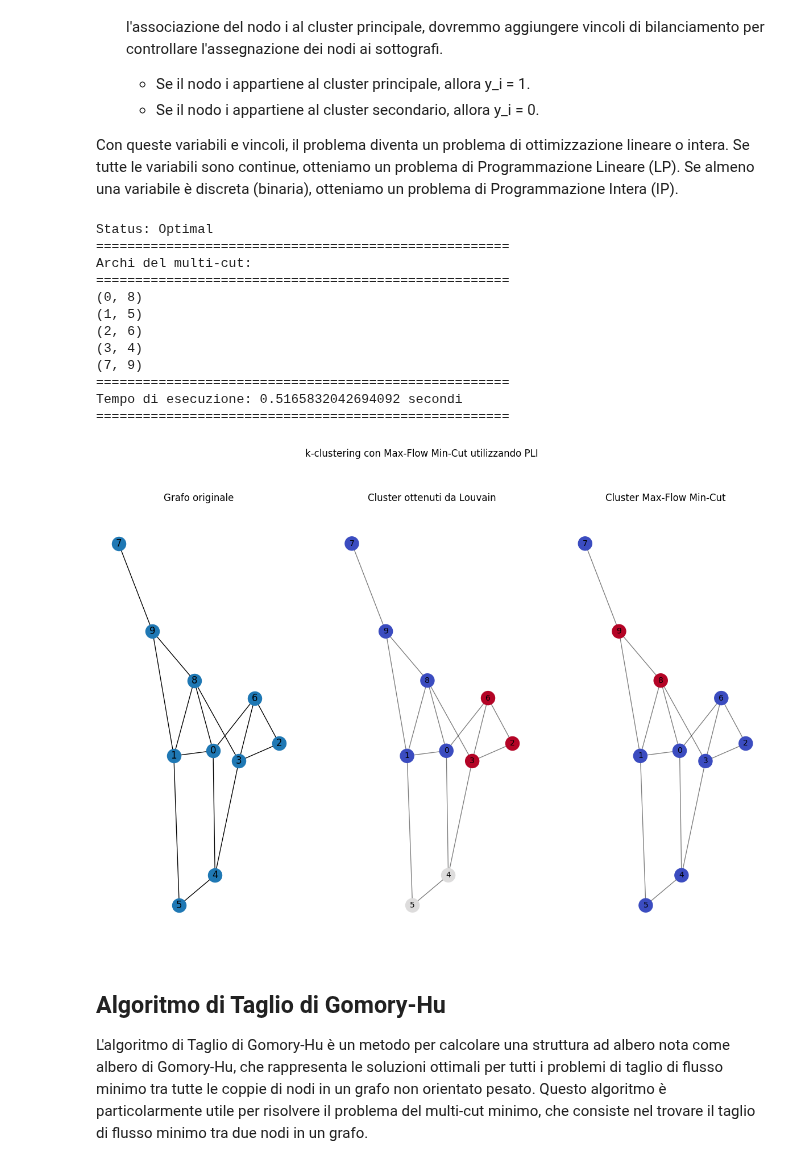
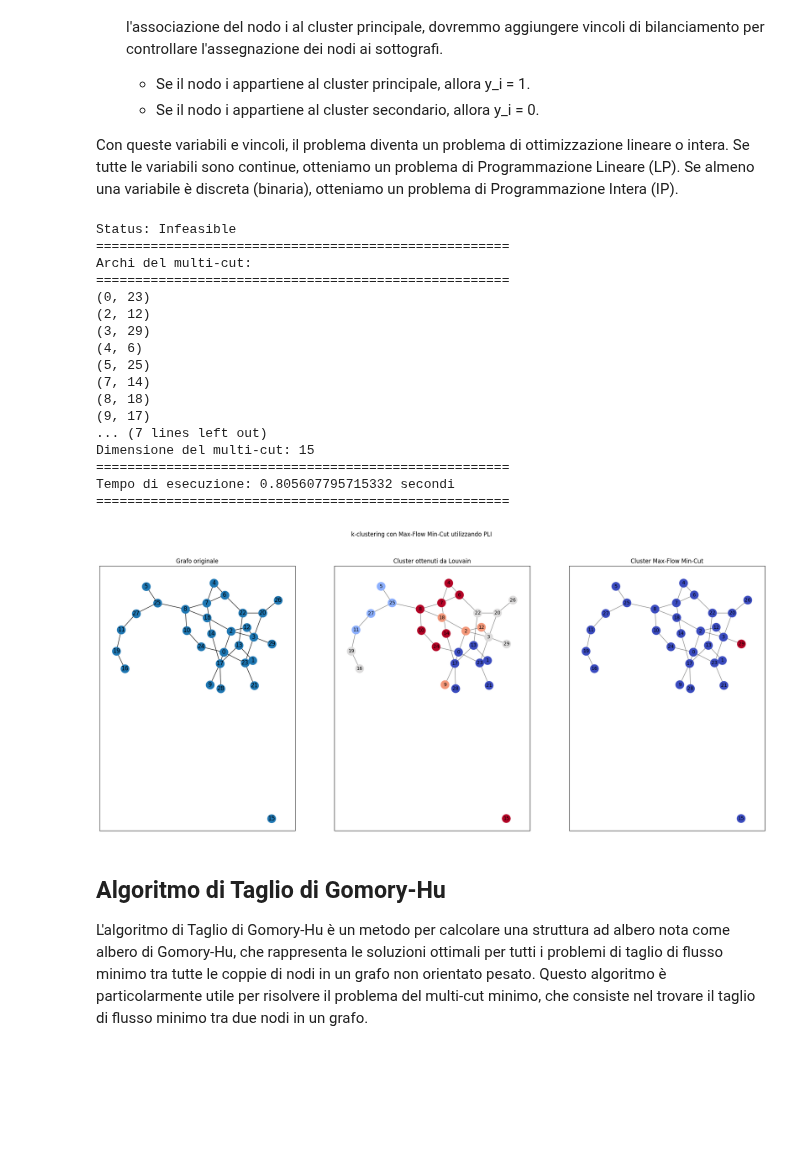
Before and after one commit to ele10-code/k-clustering, a Jupyter notebook: k-clustering.ipynb, the cells around one changed output. Cells and saved outputs as stored; diff of their text form; code cells hidden in the pictures; blank space fills up the shorter version.

```diff
--- a/k-clustering.ipynb
+++ b/k-clustering.ipynb
@@ -10,7 +10,7 @@ import time
 start_time = time.time()
 
 # Creazione di un grafo casuale con 10 nodi e 15 archi
-G = nx.gnm_random_graph(n=10, m=12, seed=42)  # Aggiungi 'seed' per riproducibilità
+G = nx.gnm_random_graph(n=30, m=36, seed=42)  # Aggiungi 'seed' per riproducibilità
 
 # Assegna pesi finiti agli archi del grafo casuale
 for u, v in G.edges():
@@ -57,18 +57,18 @@ print("Tempo di esecuzione:", execution_time, "secondi")
 
 # Per visualizzare i cluster
 pos = nx.spring_layout(G)  # Layout per posizionare i nodi
-plt.figure(figsize=(15, 10))  # Dimensione della figura
+plt.figure(figsize=(25, 10))  # Dimensione della figura
 plt.suptitle("k-clustering con Max-Flow Min-Cut grafo non connesso")
 
 # Prima visualizzazione: Grafo originale con etichette dei nodi
 plt.subplot(1, 3, 1)
-plt.axis("off")
+plt.axis("on")
 nx.draw_networkx(G, pos, with_labels=True)
 plt.title("Grafo originale")
 
 # Seconda visualizzazione: Cluster ottenuti da Louvain
 plt.subplot(1, 3, 2)
-plt.axis("off")
+plt.axis("on")
 # Coloriamo i nodi in base all'etichetta del cluster
 nx.draw_networkx_nodes(G, pos, node_size=300, cmap=plt.get_cmap("coolwarm"), node_color=list(partition.values()))
 nx.draw_networkx_edges(G, pos, alpha=0.5)
@@ -79,7 +79,7 @@ plt.title("Cluster ottenuti")
 
 # Terza visualizzazione: Cluster ottenuti da Max-Flow Min-Cut
 plt.subplot(1, 3, 3)
-plt.axis("off")
+plt.axis("on")
 # Coloriamo i nodi in base alla partizione ottenuta
 nx.draw_networkx_nodes(G, pos, node_size=300, cmap=plt.get_cmap("coolwarm"), node_color=list(color_map.values()))
 nx.draw_networkx_edges(G, pos, alpha=0.5)
@@ -90,5 +90,8 @@ plt.title("Cluster Max-Flow Min-Cut")
 
 
 plt.show()
+
+# Per salvare la figura
+# plt.savefig("k-clustering.png")
 # %% [output]
 Cluster assignments:
@@ -104,7 +107,7 @@ import matplotlib.pyplot as plt
 import random
 
 # Creazione di un grafo casuale con 10 nodi e 15 archi
-G = nx.gnm_random_graph(n=10, m=15, seed=42)
+G = nx.gnm_random_graph(n=30, m=36, seed=42)
 
 # Verifica se il grafo è connesso
 if not nx.is_connected(G):
@@ -161,18 +164,18 @@ print("Tempo di esecuzione:", execution_time, "secondi")
 
 # Per visualizzare i cluster
 pos = nx.spring_layout(G)  # Layout per posizionare i nodi
-plt.figure(figsize=(15, 10))  # Dimensione della figura
+plt.figure(figsize=(25, 10))  # Dimensione della figura
 plt.suptitle("k-clustering con Max-Flow Min-Cut utilizzando Louvain")
 
 # Prima visualizzazione: Grafo originale con etichette dei nodi
 plt.subplot(1, 3, 1)
-plt.axis("off")
+plt.axis("on")
 nx.draw_networkx(G, pos, with_labels=True)
 plt.title("Grafo originale")
 
 # Seconda visualizzazione: Cluster ottenuti da Louvain
 plt.subplot(1, 3, 2)
-plt.axis("off")
+plt.axis("on")
 # Coloriamo i nodi in base all'etichetta del cluster
 nx.draw_networkx_nodes(G, pos, node_size=300, cmap=plt.get_cmap("coolwarm"), node_color=list(partition.values()))
 nx.draw_networkx_edges(G, pos, alpha=0.5)
@@ -183,10 +186,10 @@ plt.title("Cluster ottenuti")
 
 # Terza visualizzazione: Cluster ottenuti da Max-Flow Min-Cut
 plt.subplot(1, 3, 3)
-plt.axis("off")
+plt.axis("on")
 # Coloriamo i nodi in base alla partizione ottenuta
 nx.draw_networkx_nodes(G, pos, node_size=300, cmap=plt.get_cmap("coolwarm"), node_color=list(color_map.values()))
-nx.draw_networkx_edges(G, pos, alpha=0.5)
+nx.draw_networkx_edges(G, pos)
 # Aggiungi le label dei nodi originali (etichette dei nodi iniziali)
 node_labels = {node: str(node) for node in G.nodes()}
 nx.draw_networkx_labels(G, pos, labels=node_labels, font_size=10, font_color='black')
@@ -245,7 +248,7 @@ import time
 time_start = time.time()
 
 # Creazione del grafo casuale
-G = nx.gnm_random_graph(n=10, m=15, seed=42)
+G = nx.gnm_random_graph(n=30, m=36, seed=42)
 
 
 # Definizione del problema di ottimizzazione
@@ -269,6 +272,7 @@ for node in G.nodes():
 #prob.solve()
 prob.solve(pulp.PULP_CBC_CMD(msg=0))
 
+
 # Stampa del risultato
 print("Status:", pulp.LpStatus[prob.status])
 
@@ -276,9 +280,14 @@ print("Status:", pulp.LpStatus[prob.status])
 print("=====================================================")
 print("Archi del multi-cut:")
 print("=====================================================")
+multi_cut_edges = []
 for edge in G.edges():
     if pulp.value(x[edge]) == 1:
         print(edge)
+        multi_cut_edges.append(edge)
+
+multi_cut_size = len(multi_cut_edges)
+print("Dimensione del multi-cut:", multi_cut_size)
 
 # Registra l'istante di fine dell'esecuzione
 end_time = time.time()
@@ -292,52 +301,57 @@ print("=====================================================")
 
 # Per visualizzare i cluster
 pos = nx.spring_layout(G)  # Layout per posizionare i nodi
-plt.figure(figsize=(15, 10))  # Dimensione della figura
+plt.figure(figsize=(25, 10))  # Dimensione della figura
 plt.suptitle("k-clustering con Max-Flow Min-Cut utilizzando PLI")
 
 # Prima visualizzazione: Grafo originale con etichette dei nodi
 plt.subplot(1, 3, 1)
-plt.axis("off")
+plt.axis("on")
 nx.draw_networkx(G, pos, with_labels=True)
 plt.title("Grafo originale")
 
 # Seconda visualizzazione: Cluster ottenuti da Louvain
 plt.subplot(1, 3, 2)
-plt.axis("off")
+plt.axis("on")
 # Coloriamo i nodi in base all'etichetta del cluster
 nx.draw_networkx_nodes(G, pos, node_size=300, cmap=plt.get_cmap("coolwarm"), node_color=list(partition.values()))
 nx.draw_networkx_edges(G, pos, alpha=0.5)
 # Aggiungi le label dei nodi originali (etichette dei nodi iniziali)
 node_labels = {node: str(node) for node in G.nodes()}
 nx.draw_networkx_labels(G, pos, labels=node_labels, font_size=10, font_color='black')
 plt.title("Cluster ottenuti da Louvain")
 
 # Terza visualizzazione: Cluster ottenuti da Max-Flow Min-Cut
 plt.subplot(1, 3, 3)
-plt.axis("off")
+plt.axis("on")
 # Coloriamo i nodi in base alla partizione ottenuta
 nx.draw_networkx_nodes(G, pos, node_size=300, cmap=plt.get_cmap("coolwarm"), node_color=list(color_map.values()))
 nx.draw_networkx_edges(G, pos, alpha=0.5)
 # Aggiungi le label dei nodi originali (etichette dei nodi iniziali)
 node_labels = {node: str(node) for node in G.nodes()}
 nx.draw_networkx_labels(G, pos, labels=node_labels, font_size=10, font_color='black')
 plt.title("Cluster Max-Flow Min-Cut")
 
 plt.show()
 # %% [output]
-Status: Optimal
+Status: Infeasible
 =====================================================
 Archi del multi-cut:
 =====================================================
-(0, 8)
-(1, 5)
-(2, 6)
-(3, 4)
-(7, 9)
+(0, 23)
+(2, 12)
+(3, 29)
+(4, 6)
+(5, 25)
+(7, 14)
+(8, 18)
+(9, 17)
+... (7 lines left out)
+Dimensione del multi-cut: 15
 =====================================================
-Tempo di esecuzione: 0.5165832042694092 secondi
+Tempo di esecuzione: 0.805607795715332 secondi
 =====================================================
-[figure, old version]
+[figure, new version]
 # %% [markdown]
 ## Algoritmo di Taglio di Gomory-Hu
 
```
Also changed, not shown: parts of 3 cells of this notebook.
